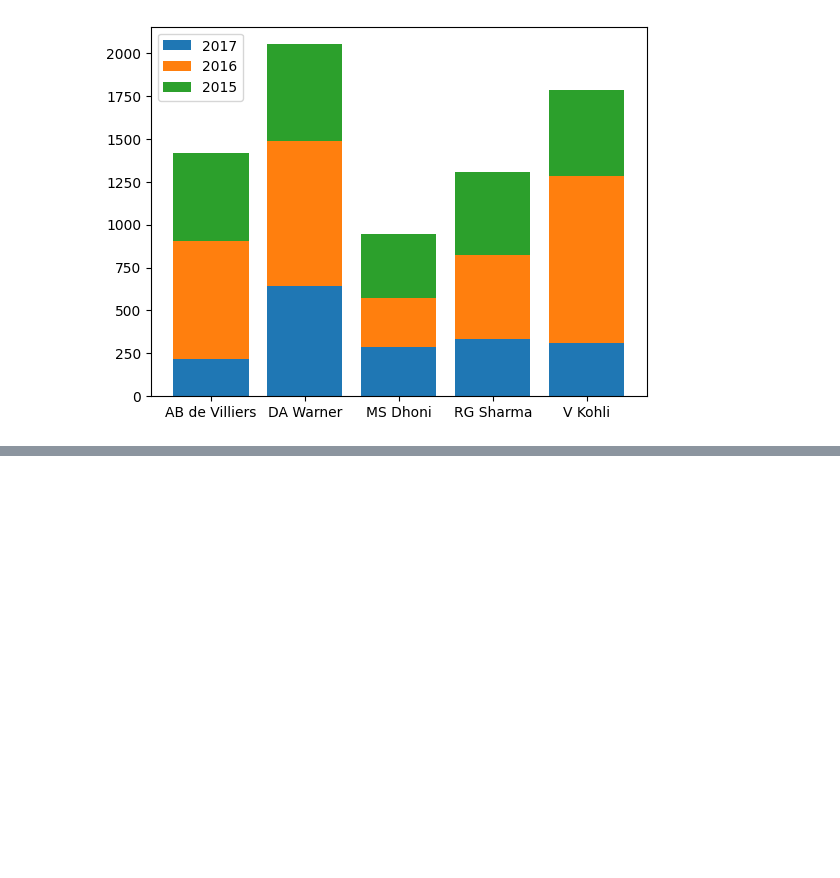
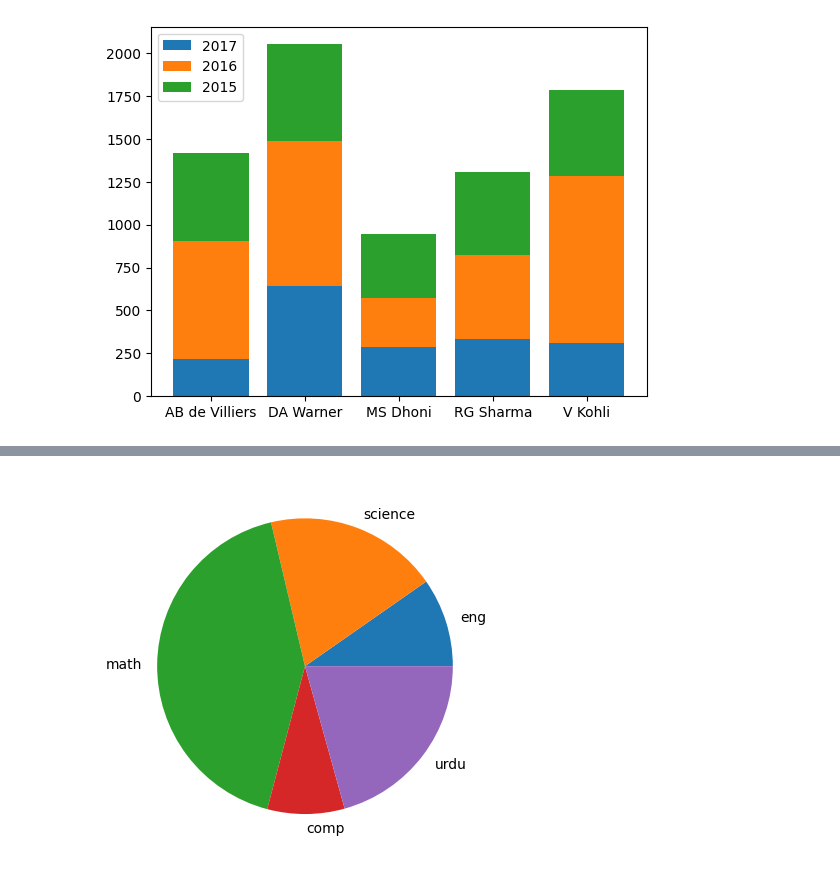
Before and after one commit to Amjad-Bin-Aslam/Data-Analysis-Portfolio, a Jupyter notebook: 06_Matplotlib/01_Matplotlib_Exercise.ipynb, the cells around one changed output, grey strips where cells are left out. Saved outputs shown, nothing was run; the diff lists cells and outputs as text; code cells hidden in the pictures; blank space fills up the shorter version.

```diff
--- a/06_Matplotlib/01_Matplotlib_Exercise.ipynb
+++ b/06_Matplotlib/01_Matplotlib_Exercise.ipynb
@@ -223,0 +281,8 @@ plt.legend()
+# %%
+marks = [23,45,100,20,49]
+subject = ['eng','science','math','comp','urdu']
+plt.pie(marks,labels=subject)
+
+plt.show()
+# %% [output]
+[figure, added]
```
Also changed, not shown: parts of 9 cells of this notebook.
